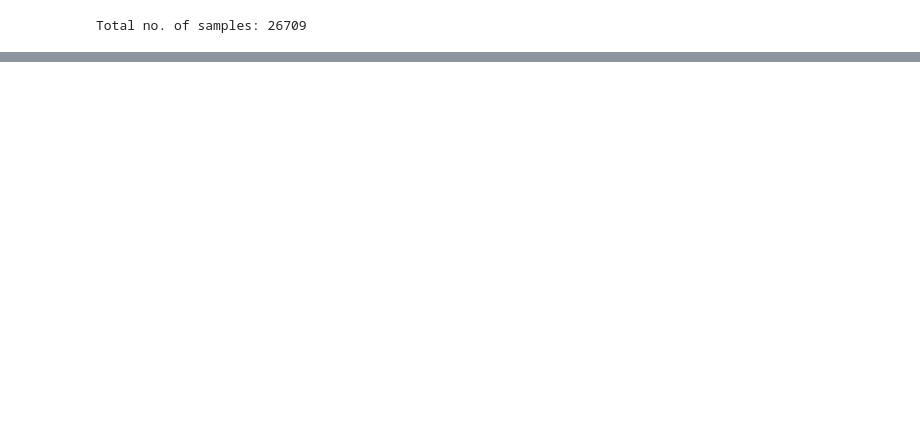
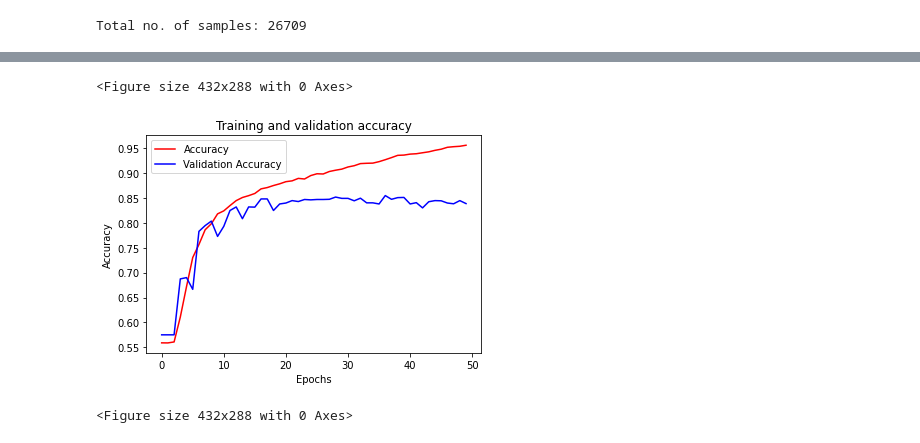
Before and after one commit to arijeetchoudhury100/sarcasm_detection, a Jupyter notebook: sarcasm_detection.ipynb, the cells around one changed output, grey strips where cells are left out. Drawn from its saved outputs; the diff is of its cells as text; code cells hidden in the pictures; blank space fills up the shorter version.

Commit message:
added training and validation

```diff
--- a/sarcasm_detection.ipynb
+++ b/sarcasm_detection.ipynb
@@ -79,0 +128,2 @@ print(padded_test_sequences.shape)
+# %%
+word_to_embedding = load_glove('glove.6B.50D.txt')
@@ -79,0 +149,3 @@ print(padded_test_sequences.shape)
+# %%
+#load embedding matrix
+embedding_matrix = create_embedding_matrix(vocab_size,embedding_dim,word_to_indices,word_to_embedding)
@@ -79,0 +160,11 @@ print(padded_test_sequences.shape)
+# %%
+#create model
+model = tf.keras.models.Sequential([
+      tf.keras.layers.Embedding(vocab_size+1,embedding_dim,input_length=max_length,weights=[embedding_matrix],trainable=False),
+      tf.keras.layers.LSTM(64),
+      tf.keras.layers.Dropout(0.5),
+      tf.keras.layers.Dense(1,activation='sigmoid')
+])
+opt = tf.keras.optimizers.SGD(lr=0.01,momentum=0.9,decay=1e-6)
+model.compile(loss='binary_crossentropy',optimizer=opt,metrics=['accuracy'])
+model.summary()
@@ -79,0 +188,5 @@ print(padded_test_sequences.shape)
+# %%
+#fit the data
+num_epochs = 50
+history = model.fit(train_x,train_y,batch_size=32,epochs=num_epochs,
+                    validation_data=(test_x,test_y),validation_batch_size=16)
@@ -79,0 +211,19 @@ print(padded_test_sequences.shape)
+# %%
+import matplotlib.pyplot as plt
+
+acc=history.history['accuracy']
+val_acc=history.history['val_accuracy']
+
+epochs=range(len(acc))
+plt.plot(epochs, acc, 'r')
+plt.plot(epochs, val_acc, 'b')
+plt.title('Training and validation accuracy')
+plt.xlabel("Epochs")
+plt.ylabel("Accuracy")
+plt.legend(["Accuracy", "Validation Accuracy"])
+
+plt.figure()
+# %% [output]
+<Figure size 432x288 with 0 Axes>
+[figure, added]
+<Figure size 432x288 with 0 Axes>
```
Also changed, not shown: parts of 16 cells of this notebook.
